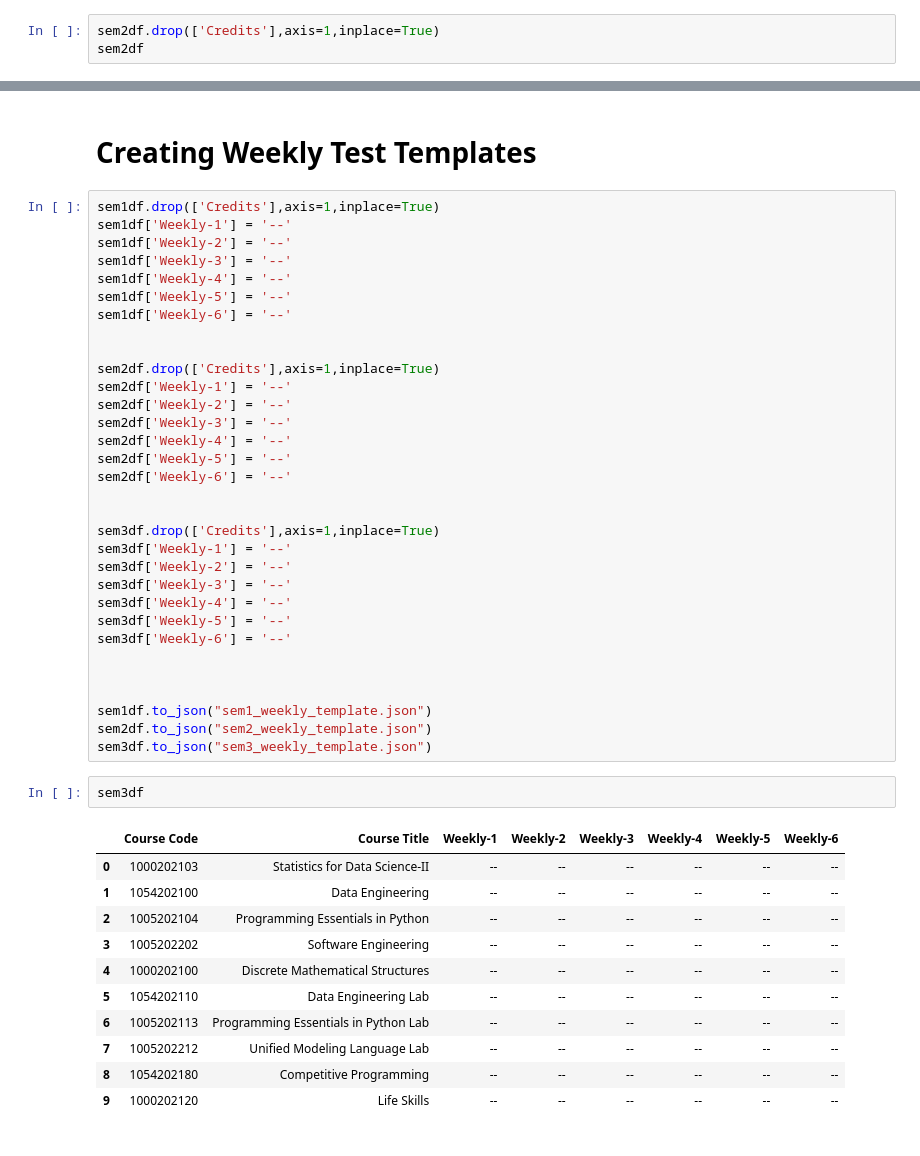
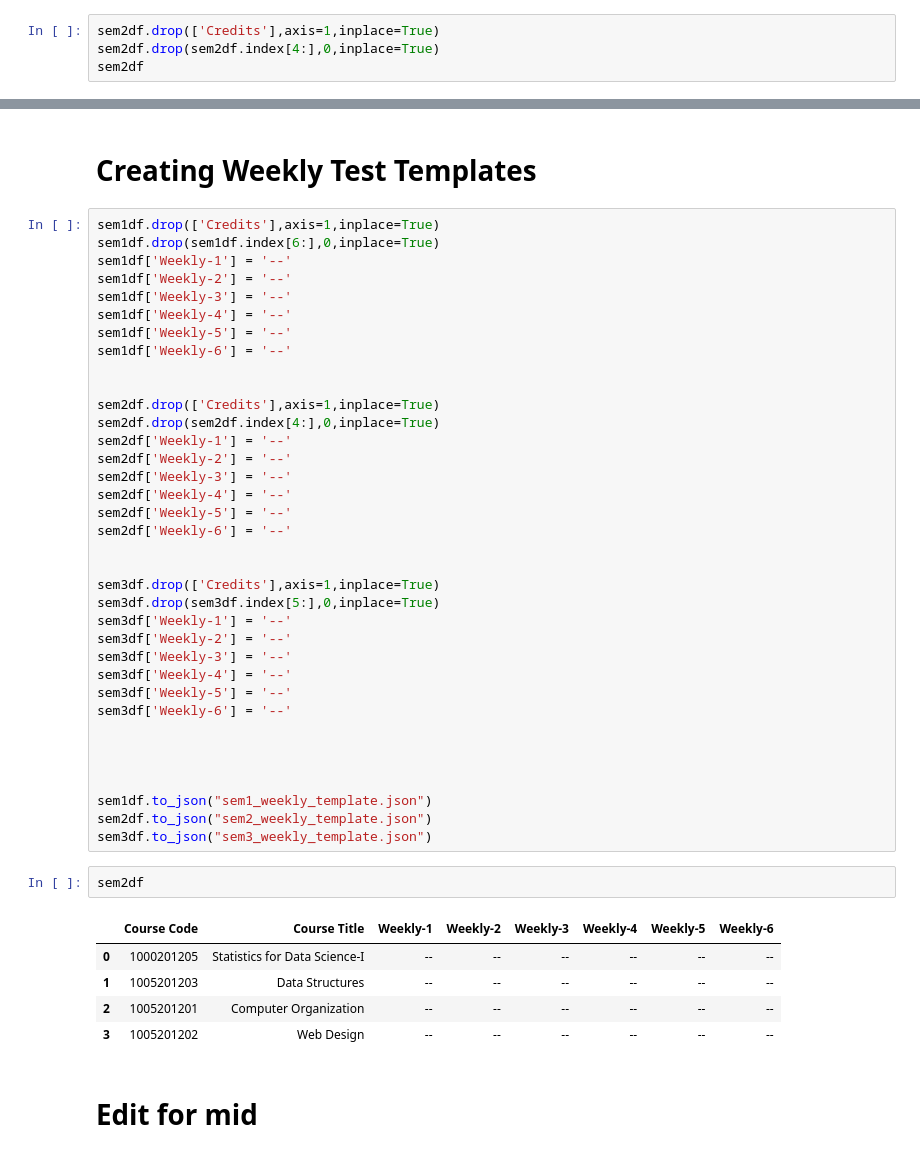
Before and after one commit to sasivatsal7122/MyAcadRec--webapp, a Jupyter notebook: sem/extractor.ipynb, the cells around one changed output, grey strips where cells are left out. Cells and saved outputs as stored; diff of their text form.

```diff
--- a/sem/extractor.ipynb
+++ b/sem/extractor.ipynb
@@ -183,6 +182,7 @@ sem2df['Mid-Term-1'] = '--'
 sem2df['Mid-Term-2'] = '--'
 # %%
 sem2df.drop(['Credits'],axis=1,inplace=True)
+sem2df.drop(sem2df.index[4:],0,inplace=True)
 sem2df
 # %% [output]
 |  | Course Code | Course Title | Mid-Term-1 | Mid-Term-2 |
@@ -235,6 +232,7 @@ sem3df
 # Creating Weekly Test Templates
 # %%
 sem1df.drop(['Credits'],axis=1,inplace=True)
+sem1df.drop(sem1df.index[6:],0,inplace=True)
 sem1df['Weekly-1'] = '--'
 sem1df['Weekly-2'] = '--'
 sem1df['Weekly-3'] = '--'
@@ -244,6 +242,7 @@ sem1df['Weekly-6'] = '--'
 
 
 sem2df.drop(['Credits'],axis=1,inplace=True)
+sem2df.drop(sem2df.index[4:],0,inplace=True)
 sem2df['Weekly-1'] = '--'
 sem2df['Weekly-2'] = '--'
 sem2df['Weekly-3'] = '--'
@@ -253,6 +252,7 @@ sem2df['Weekly-6'] = '--'
 
 
 sem3df.drop(['Credits'],axis=1,inplace=True)
+sem3df.drop(sem3df.index[5:],0,inplace=True)
 sem3df['Weekly-1'] = '--'
 sem3df['Weekly-2'] = '--'
 sem3df['Weekly-3'] = '--'
@@ -262,20 +262,17 @@ sem3df['Weekly-6'] = '--'
 
 
 
+
 sem1df.to_json("sem1_weekly_template.json")
 sem2df.to_json("sem2_weekly_template.json")
 sem3df.to_json("sem3_weekly_template.json")
 # %%
-sem3df
+sem2df
 # %% [output]
 |  | Course Code | Course Title | Weekly-1 | Weekly-2 | Weekly-3 | Weekly-4 | Weekly-5 | Weekly-6 |
-| 0 | 1000202103 | Statistics for Data Science-II | -- | -- | -- | -- | -- | -- |
-| 1 | 1054202100 | Data Engineering | -- | -- | -- | -- | -- | -- |
-| 2 | 1005202104 | Programming Essentials in Python | -- | -- | -- | -- | -- | -- |
-| 3 | 1005202202 | Software Engineering | -- | -- | -- | -- | -- | -- |
-| 4 | 1000202100 | Discrete Mathematical Structures | -- | -- | -- | -- | -- | -- |
-| 5 | 1054202110 | Data Engineering Lab | -- | -- | -- | -- | -- | -- |
-| 6 | 1005202113 | Programming Essentials in Python Lab | -- | -- | -- | -- | -- | -- |
-| 7 | 1005202212 | Unified Modeling Language Lab | -- | -- | -- | -- | -- | -- |
-| 8 | 1054202180 | Competitive Programming | -- | -- | -- | -- | -- | -- |
-| 9 | 1000202120 | Life Skills | -- | -- | -- | -- | -- | -- |
+| 0 | 1000201205 | Statistics for Data Science-I | -- | -- | -- | -- | -- | -- |
+| 1 | 1005201203 | Data Structures | -- | -- | -- | -- | -- | -- |
+| 2 | 1005201201 | Computer Organization | -- | -- | -- | -- | -- | -- |
+| 3 | 1005201202 | Web Design | -- | -- | -- | -- | -- | -- |
+# %% [markdown]
+# Edit for mid
```
Also changed, not shown: parts of 9 cells of this notebook, 27 other files.
